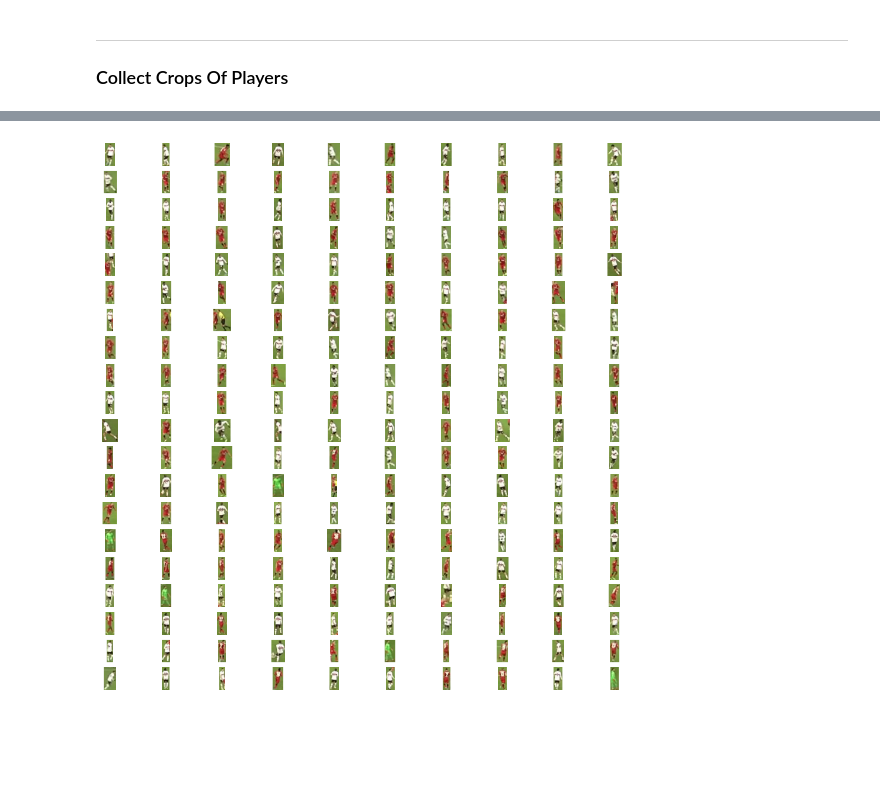
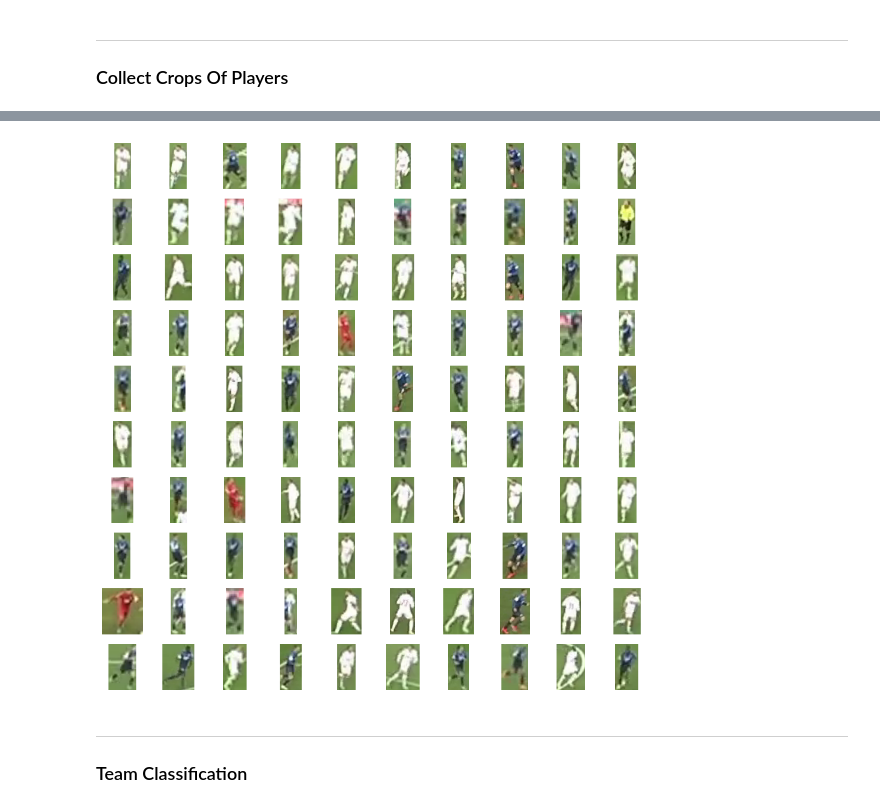
Before and after one commit to salehghotbani/Football_AI_YOLO, a Jupyter notebook: Football.ipynb, the cells around one changed output, grey strips where cells are left out. Drawn from its saved outputs; the diff is of its cells as text; code cells hidden in the pictures; blank space fills up the shorter version.

Commit message:
v0.1 better detection

```diff
--- a/Football.ipynb
+++ b/Football.ipynb
@@ -61,3 +88,6 @@ Fri Nov 29 10:17:54 2024
+# %%
+OUR_MODEL_PATH = f'{HOME}/runs/detect/train4/weights/best.pt'
+SOURCE_VIDEO_PATH = f"{HOME}\clips\download2.mp4"
 # %% [markdown]
 ---
 ### Download football match clips
@@ -174,16 +115,12 @@ with video_sink:
 ---
 ### Collect Crops Of Players
 # %%
-import supervision as sv
-from ultralytics import YOLO
-from tqdm import tqdm
+STRIDE = 30
 
-STRIDE = 30
-PLAYER_ID = 2
 
 def extract_crops(source_video_path: str):
     frame_generator = sv.get_video_frames_generator(source_video_path, stride=STRIDE)
-    yolo_model = YOLO("E:/projects/FootbalRoboflow/runs/detect/train/weights/best.pt")
+    yolo_model = YOLO(OUR_MODEL_PATH)
 
     crops = []
     for frame in tqdm(frame_generator, desc="Extracting crops..."):
@@ -197,4 +134,4 @@ def extract_crops(source_video_path: str):
         ]
     return crops
 # %%
-crops = extract_crops("E:/projects/FootbalRoboflow/download.mp4")
+crops = extract_crops(SOURCE_VIDEO_PATH)
@@ -205,4 +209,7 @@ len(crops)
 # %%
-sv.plot_images_grid(crops[:200], grid_size=(20, 10))
+sv.plot_images_grid(crops[:100], grid_size=(10, 10))
 # %% [output]
-[figure, old version]
+[figure, new version]
+# %% [markdown]
+---
+### Team Classification
```
Also changed, not shown: parts of 25 cells of this notebook, 4 other files.
